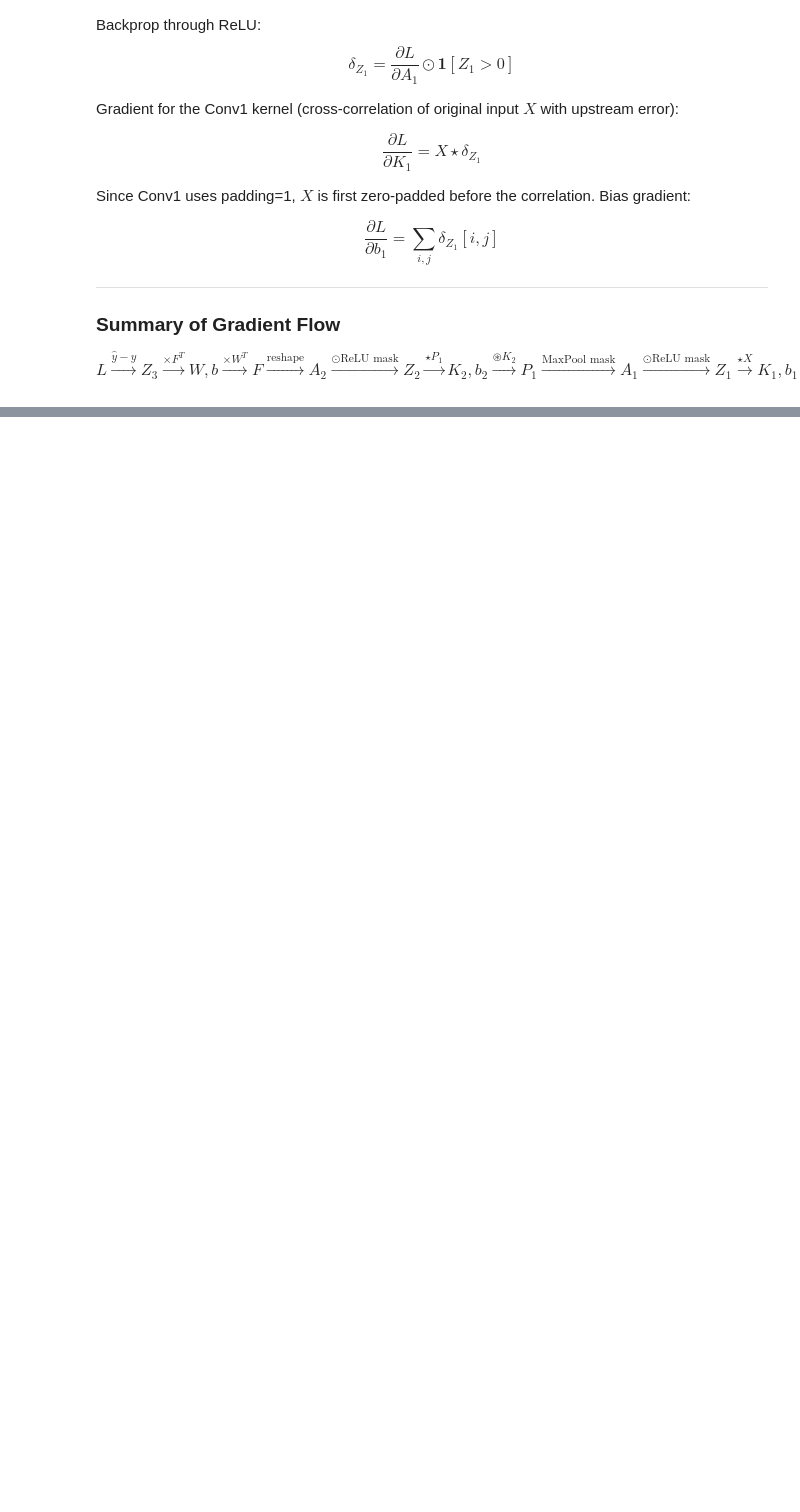
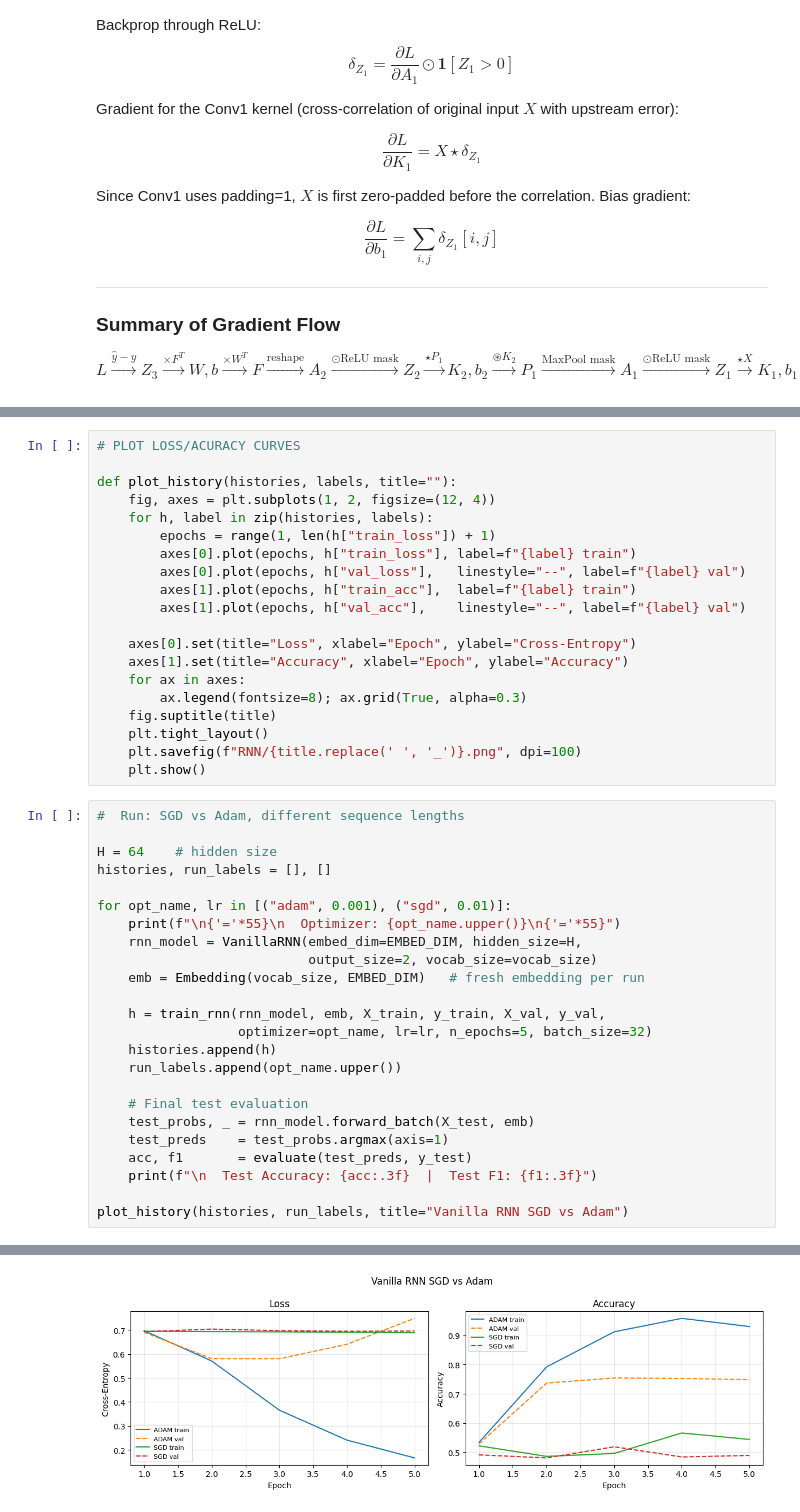
Before and after one commit to GPushkar1611/DL-Assignments, a Jupyter notebook: Assignment-2/code.ipynb, the cells around one changed output, grey strips where cells are left out. Cells and saved outputs as stored; diff of their text form; blank space fills up the shorter version.

```diff
--- a/Assignment-2/code.ipynb
+++ b/Assignment-2/code.ipynb
@@ -928,0 +1469,45 @@ $$L \xrightarrow{\hat{y}-y} Z_3 \xrightarrow{\times F^T} W,b \xrightarrow{\times
+# %%
+# PLOT LOSS/ACURACY CURVES
+
+def plot_history(histories, labels, title=""):
+    fig, axes = plt.subplots(1, 2, figsize=(12, 4))
+    for h, label in zip(histories, labels):
+        epochs = range(1, len(h["train_loss"]) + 1)
+        axes[0].plot(epochs, h["train_loss"], label=f"{label} train")
+        axes[0].plot(epochs, h["val_loss"],   linestyle="--", label=f"{label} val")
+        axes[1].plot(epochs, h["train_acc"],  label=f"{label} train")
+        axes[1].plot(epochs, h["val_acc"],    linestyle="--", label=f"{label} val")
+
+    axes[0].set(title="Loss", xlabel="Epoch", ylabel="Cross-Entropy")
+    axes[1].set(title="Accuracy", xlabel="Epoch", ylabel="Accuracy")
+    for ax in axes:
+        ax.legend(fontsize=8); ax.grid(True, alpha=0.3)
+    fig.suptitle(title)
+    plt.tight_layout()
+    plt.savefig(f"RNN/{title.replace(' ', '_')}.png", dpi=100)
+    plt.show()
+# %%
+#  Run: SGD vs Adam, different sequence lengths
+
+H = 64    # hidden size
+histories, run_labels = [], []
+
+for opt_name, lr in [("adam", 0.001), ("sgd", 0.01)]:
+    print(f"\n{'='*55}\n  Optimizer: {opt_name.upper()}\n{'='*55}")
+    rnn_model = VanillaRNN(embed_dim=EMBED_DIM, hidden_size=H,
+                           output_size=2, vocab_size=vocab_size)
+    emb = Embedding(vocab_size, EMBED_DIM)   # fresh embedding per run
+
+    h = train_rnn(rnn_model, emb, X_train, y_train, X_val, y_val,
+                  optimizer=opt_name, lr=lr, n_epochs=5, batch_size=32)
+    histories.append(h)
+    run_labels.append(opt_name.upper())
+
+    # Final test evaluation
+    test_probs, _ = rnn_model.forward_batch(X_test, emb)
+    test_preds    = test_probs.argmax(axis=1)
+    acc, f1       = evaluate(test_preds, y_test)
+    print(f"\n  Test Accuracy: {acc:.3f}  |  Test F1: {f1:.3f}")
+
+plot_history(histories, run_labels, title="Vanilla RNN SGD vs Adam")
+# %% [output]
@@ -928,0 +1531 @@ $$L \xrightarrow{\hat{y}-y} Z_3 \xrightarrow{\times F^T} W,b \xrightarrow{\times
+[figure, added]
```
Also changed, not shown: parts of 82 cells of this notebook, 17 other files.
